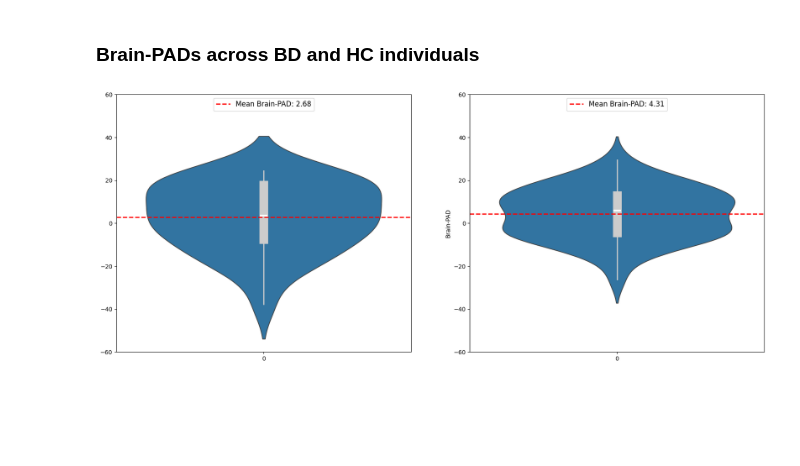
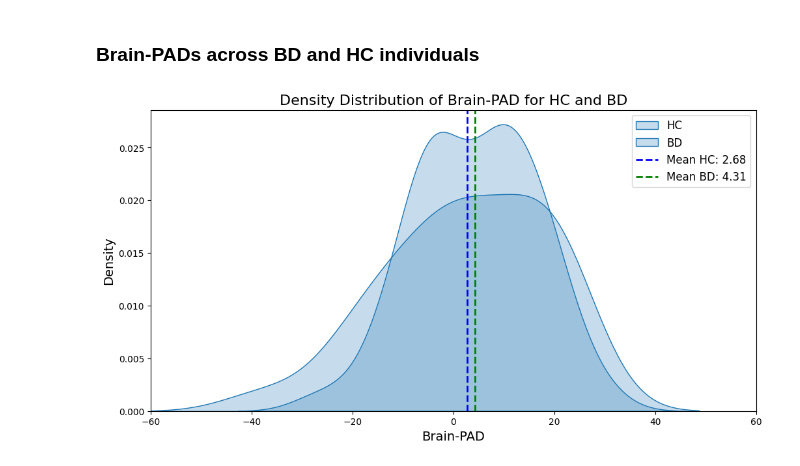
Before and after one commit to nghuixin/TSciM-Club_May2024, a Jupyter notebook: analysis/interpretability.ipynb, the cells around one changed output. Saved outputs shown, nothing was run; the diff lists cells and outputs as text; code cells hidden in the pictures; blank space fills up the shorter version.

```diff
--- a/analysis/interpretability.ipynb
+++ b/analysis/interpretability.ipynb
@@ -268,23 +268,25 @@ BD_y_pred = model(normalized_BD_X)
 # %%
 bpad_hc = (y_pred.detach().numpy()- y_test.detach().numpy()) # title, axis labels
 bpad_bd = (BD_y_pred.detach().numpy()- BD_y.detach().numpy())
 
-fig, (ax1, ax2) = plt.subplots(1,2, figsize=(20,8))
-sns.violinplot(bpad_hc,  inner_kws=dict(box_width=15, whis_width=2, color=".8"), ax=ax1)
-sns.violinplot(bpad_bd,  inner_kws=dict(box_width=15, whis_width=2, color=".8"), ax=ax2)
+fig, ax = plt.subplots(figsize=(12, 6))
 
-ax1.set_ylim(-60, 60)
-ax2.set_ylim(-60, 60)
+sns.kdeplot(bpad_hc, fill=True, color='blue', label='HC', ax=ax)
+sns.kdeplot(bpad_bd, fill=True, color='green', label='BD', ax=ax)
 
 # Calculate means
 mean_hc = np.mean(bpad_hc)
 mean_bd = np.mean(bpad_bd)
-line1 = ax1.axhline(mean_hc, color='r', linestyle='--', linewidth=2, label=f'Mean Brain-PAD: {mean_hc:.2f}')
-line2 = ax2.axhline(mean_bd, color='r', linestyle='--', linewidth=2, label=f'Mean Brain-PAD: {mean_bd:.2f}')
 
-ax1.legend(handles=[line1], loc = 'upper center', fontsize = 12)
-ax2.legend(handles=[line2], loc = 'upper center', fontsize = 12)
-plt.ylabel("Brain-PAD")
+ax.axvline(mean_hc, color='blue', linestyle='--', linewidth=2, label=f'Mean HC: {mean_hc:.2f}')
+ax.axvline(mean_bd, color='green', linestyle='--', linewidth=2, label=f'Mean BD: {mean_bd:.2f}')
+
+ax.set_xlim(-60, 60)
+ax.set_xlabel('Brain-PAD', fontsize=14)
+ax.set_ylabel('Density', fontsize=14)
+ax.legend(fontsize=12)
+ax.set_title('Density Distribution of Brain-PAD for HC and BD', fontsize=16)
+
 plt.show()
 # %% [output]
-[figure, old version]
+[figure, new version]
```
Also changed, not shown: parts of 2 cells of this notebook.
